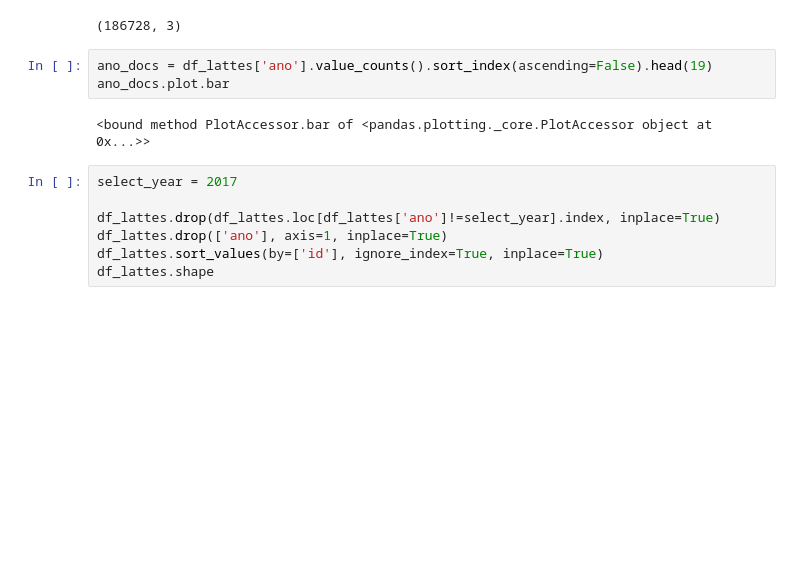
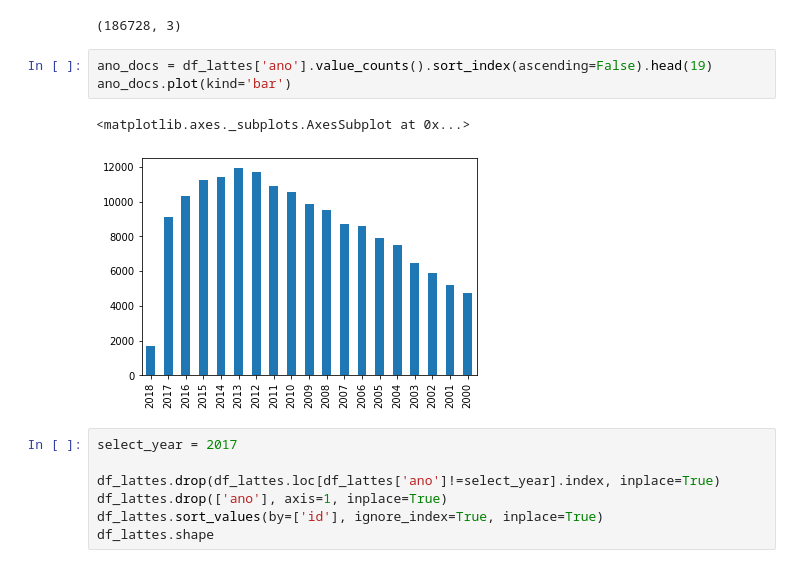
Before and after one commit to ufsj-labPi/cluwords-lattes, a Jupyter notebook: preprocess.ipynb, the cells around one changed output. Cells and saved outputs as stored; diff of their text form; blank space fills up the shorter version.

```diff
--- a/preprocess.ipynb
+++ b/preprocess.ipynb
@@ -37,9 +37,10 @@ df_lattes.shape
 (186728, 3)
 # %%
 ano_docs = df_lattes['ano'].value_counts().sort_index(ascending=False).head(19)
-ano_docs.plot.bar
+ano_docs.plot(kind='bar')
 # %% [output]
-<bound method PlotAccessor.bar of <pandas.plotting._core.PlotAccessor object at 0x...>>
+<matplotlib.axes._subplots.AxesSubplot at 0x...>
+[figure, added]
 # %%
 select_year = 2017
 
```
Also changed, not shown: parts of 1 cell of this notebook.
